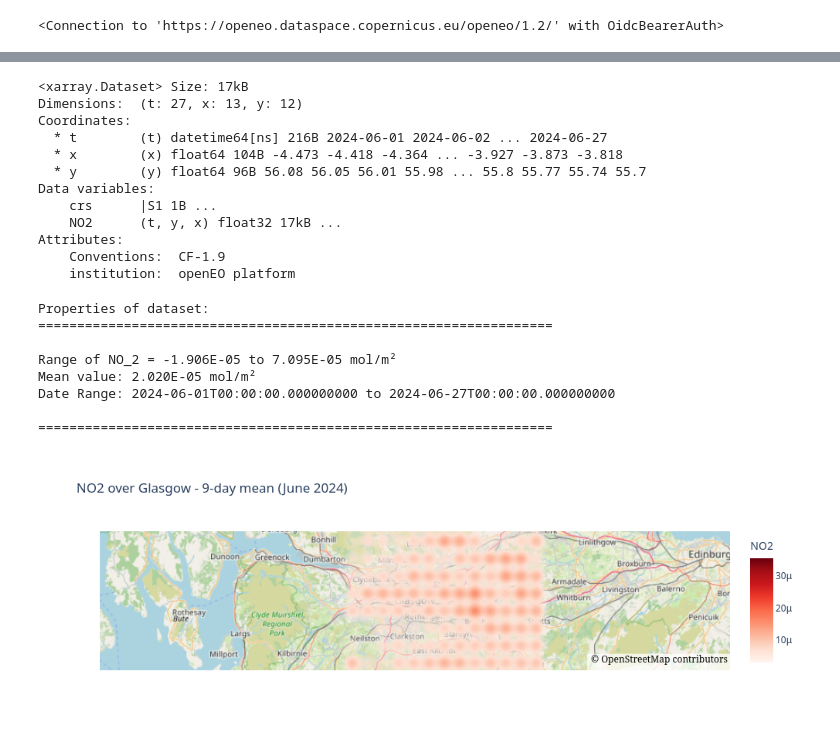
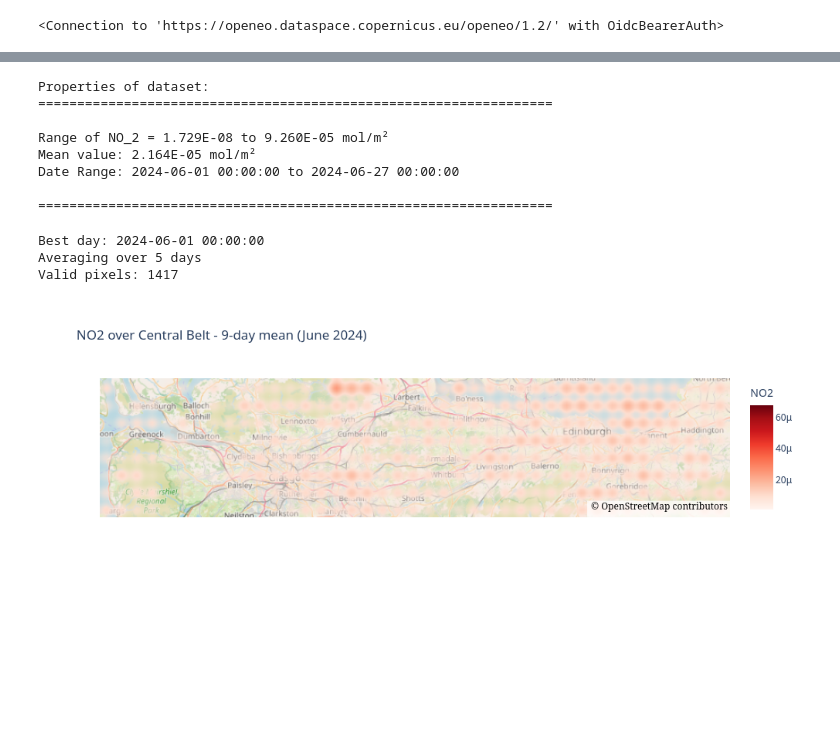
Before and after one commit to remsuville/glasgow-NO2, a Jupyter notebook: first_NO2_data.ipynb, the cells around one changed output, grey strips where cells are left out. Drawn from its saved outputs; the diff is of its cells as text; code cells hidden in the pictures; blank space fills up the shorter version.

Commit message:
Tidying up, added CITIES and daily mean graph

```diff
--- a/first_NO2_data.ipynb
+++ b/first_NO2_data.ipynb
@@ -63,4 +99,6 @@ DataCube(<PGNode 'load_collection' at 0x...>)
 # %%
-# Download defined data
+#Change df_glasgow name!!!!
 
-datacube.download("glasgow_NO2.nc")
+df_glasgow = get_no2("Central Belt", "2024-06-01", "2024-06-28")
+print(df_glasgow.head())
+print(f"Shape: {df_glasgow.shape}")
@@ -67,32 +114,12 @@ datacube.download("glasgow_NO2.nc")
-# %%
-# Work with data pulled above
-import xarray as xr
-
-ds = xr.open_dataset("glasgow_NO2.nc")
-print(ds)
-# %% [output]
-<xarray.Dataset> Size: 17kB
-Dimensions:  (t: 27, x: 13, y: 12)
-Coordinates:
-  * t        (t) datetime64[ns] 216B 2024-06-01 2024-06-02 ... 2024-06-27
-  * x        (x) float64 104B -4.473 -4.418 -4.364 ... -3.927 -3.873 -3.818
-  * y        (y) float64 96B 56.08 56.05 56.01 55.98 ... 55.8 55.77 55.74 55.7
-Data variables:
-    crs      |S1 1B ...
-    NO2      (t, y, x) float32 17kB ...
-Attributes:
-    Conventions:  CF-1.9
-    institution:  openEO platform
 # %%
 # Bring in plots using matplotlib
 import matplotlib.pyplot as plt
 import numpy as np
 import plotly.express as px
-import pandas as pd
 
-NO2_min = ds['NO2'].min().values
-NO2_max = ds['NO2'].max().values
-NO2_average = ds['NO2'].mean().values
+NO2_min = df_glasgow['NO2'].min()
+NO2_max = df_glasgow['NO2'].max()
+NO2_average = df_glasgow['NO2'].mean()
 
 
 NO2_min = np.array(NO2_min)
@@ -109,50 +136,54 @@ print("==================================================================")
 print(" ")
 print(f"Range of NO_2 = {NO2_min:.3E} to {NO2_max:.3E} mol/m²")
 print(f"Mean value: {NO2_average:.3E} mol/m²")
-print(f"Date Range: {ds['t'].min().values} to {ds['t'].max().values}")
+print(f"Date Range: {df_glasgow['t'].min()} to {df_glasgow['t'].max()}")
 print(" ")
 print("==================================================================")
 # %% [output]
 Properties of dataset:
 ==================================================================
 
-Range of NO_2 = -1.906E-05 to 7.095E-05 mol/m²
-Mean value: 2.020E-05 mol/m²
-Date Range: 2024-06-01T00:00:00.000000000 to 2024-06-27T00:00:00.000000000
+Range of NO_2 = 1.729E-08 to 9.260E-05 mol/m²
+Mean value: 2.164E-05 mol/m²
+Date Range: 2024-06-01 00:00:00 to 2024-06-27 00:00:00
 
 ==================================================================
 # %%
 # Find best day
-valid_counts = ds['NO2'].count(dim=['x', 'y'])
-best_day_idx = valid_counts.argmax().values
-best_day = ds.t.isel(t=best_day_idx).values
+valid_counts = df_glasgow.groupby('t')['NO2'].count()
+best_day = valid_counts.idxmax()
+print(f"Best day: {best_day}")
 
-# Select +/- 4 days window, clamped to dataset bounds
-t_start = max(0, best_day_idx - 4)
-t_end = min(len(ds.t) - 1, best_day_idx + 4)
+# Get +/- 4 day window
+all_dates = sorted(df_glasgow['t'].unique())
+best_idx = list(all_dates).index(best_day)
+t_start = max(0, best_idx - 4)
+t_end = min(len(all_dates) - 1, best_idx + 4)
+window_dates = all_dates[t_start:t_end + 1]
 
-window = ds['NO2'].isel(t=slice(t_start, t_end + 1))
+# Filter and average over window
+window_df = df_glasgow[df_glasgow['t'].isin(window_dates)]
+no2_mean = window_df.groupby(['x', 'y'])['NO2'].mean().reset_index()
 
-# Get the 9-day mean, mask negatives
-no2_mean = window.mean(dim='t')
-no2_clean = no2_mean.where(no2_mean > 0)
-
-# Convert to dataframe for plotly
-df = no2_clean.to_dataframe(name='NO2').reset_index().dropna()
+print(f"Averaging over {len(window_dates)} days")
+print(f"Valid pixels: {len(no2_mean)}")
 
 fig = px.density_map(
-    df,
+    no2_mean,
     lat='y',
     lon='x',
     z='NO2',
     radius=20,
-    center={"lat": 55.86, "lon": -4.25},
+    center={"lat": 55.92, "lon": -3.8},
     zoom=8,
     map_style="open-street-map",
-    title="NO2 over Glasgow - 9-day mean (June 2024)",
+    title="NO2 over Central Belt - 9-day mean (June 2024)",
     color_continuous_scale="Reds"
 )
 
 fig.show()
 # %% [output]
+Best day: 2024-06-01 00:00:00
+Averaging over 5 days
+Valid pixels: 1417
-[figure, old version]
+[figure, new version]
```
Also changed, not shown: parts of 5 cells of this notebook, 1 other file.
